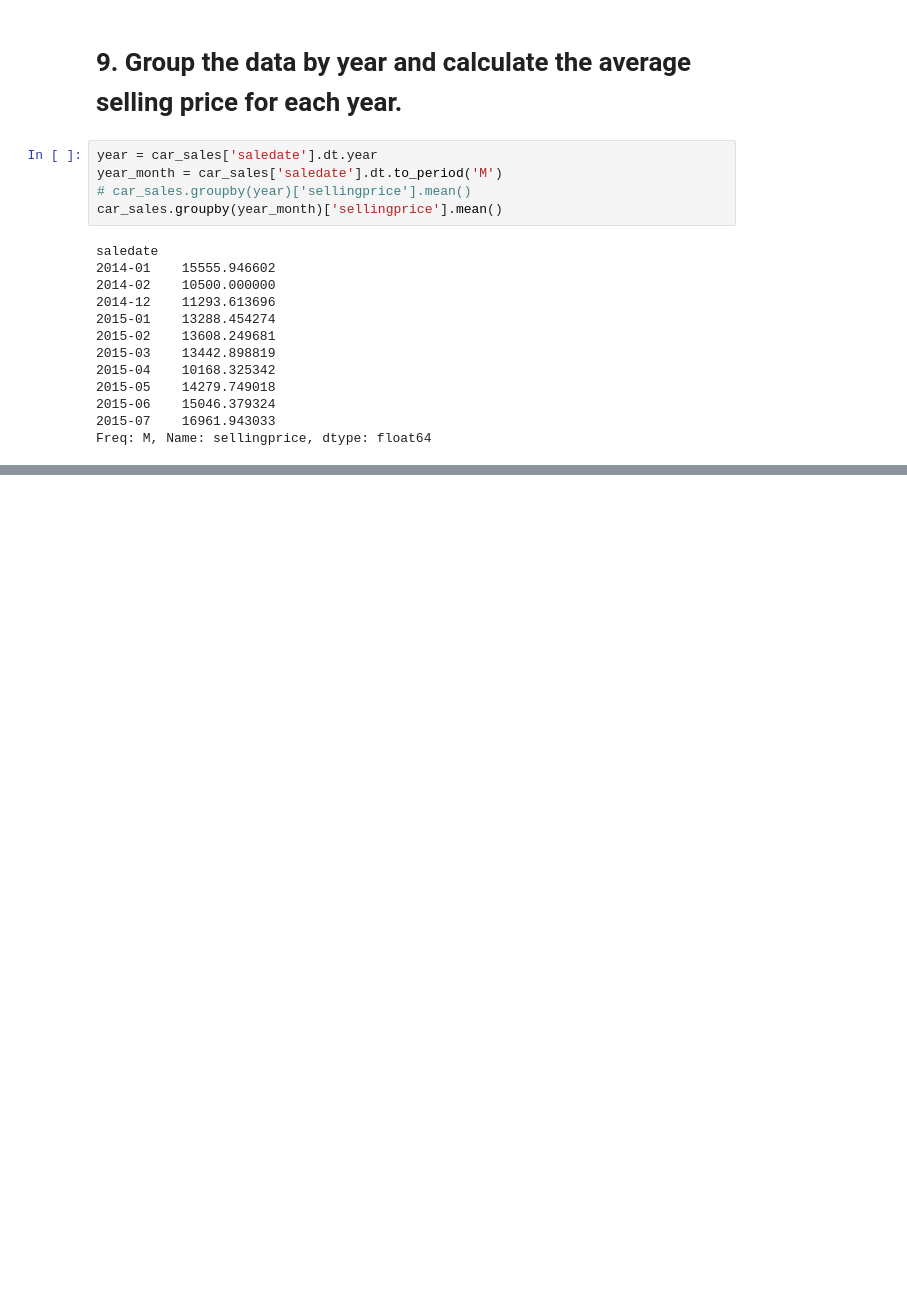
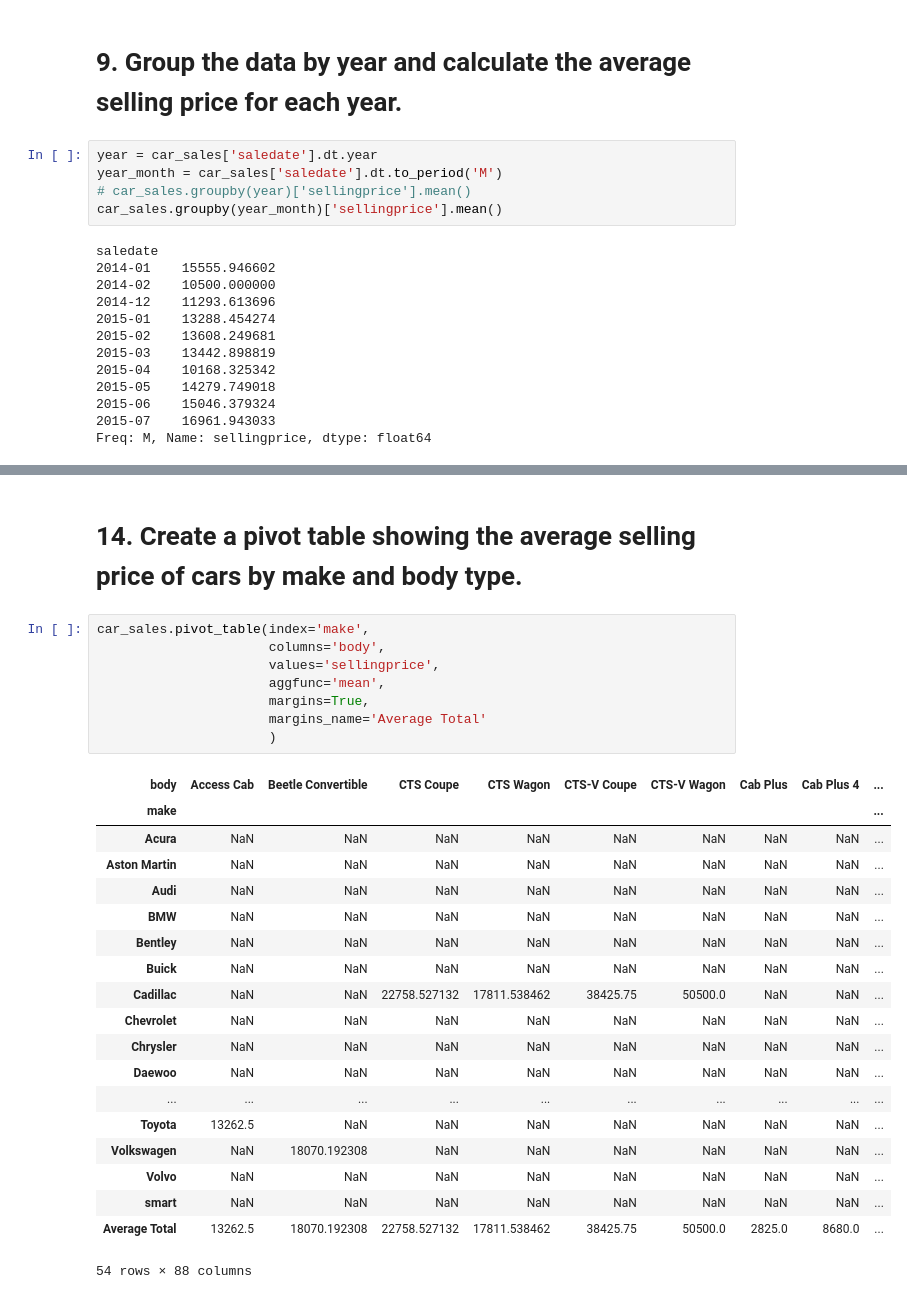
Before and after one commit to ZygimantasB/pandas_training, a Jupyter notebook: car/vehicle_sales.ipynb, the cells around one changed output, grey strips where cells are left out. Cells and saved outputs as stored; diff of their text form; blank space fills up the shorter version.

```diff
--- a/car/vehicle_sales.ipynb
+++ b/car/vehicle_sales.ipynb
@@ -610,0 +671,30 @@ Freq: M, Name: sellingprice, dtype: float64
+# %% [markdown]
+# 14. Create a pivot table showing the average selling price of cars by make and body type.
+# %%
+car_sales.pivot_table(index='make',
+                      columns='body',
+                      values='sellingprice',
+                      aggfunc='mean',
+                      margins=True,
+                      margins_name='Average Total'
+                      )
+# %% [output]
+| body | Access Cab | Beetle Convertible | CTS Coupe | CTS Wagon | CTS-V Coupe | CTS-V Wagon | Cab Plus | Cab Plus 4 | ... |
+| make |  |  |  |  |  |  |  |  | ... |
+| Acura | NaN | NaN | NaN | NaN | NaN | NaN | NaN | NaN | ... |
+| Aston Martin | NaN | NaN | NaN | NaN | NaN | NaN | NaN | NaN | ... |
+| Audi | NaN | NaN | NaN | NaN | NaN | NaN | NaN | NaN | ... |
+| BMW | NaN | NaN | NaN | NaN | NaN | NaN | NaN | NaN | ... |
+| Bentley | NaN | NaN | NaN | NaN | NaN | NaN | NaN | NaN | ... |
+| Buick | NaN | NaN | NaN | NaN | NaN | NaN | NaN | NaN | ... |
+| Cadillac | NaN | NaN | 22758.527132 | 17811.538462 | 38425.75 | 50500.0 | NaN | NaN | ... |
+| Chevrolet | NaN | NaN | NaN | NaN | NaN | NaN | NaN | NaN | ... |
+| Chrysler | NaN | NaN | NaN | NaN | NaN | NaN | NaN | NaN | ... |
+| Daewoo | NaN | NaN | NaN | NaN | NaN | NaN | NaN | NaN | ... |
+| ... | ... | ... | ... | ... | ... | ... | ... | ... | ... |
+| Toyota | 13262.5 | NaN | NaN | NaN | NaN | NaN | NaN | NaN | ... |
+| Volkswagen | NaN | 18070.192308 | NaN | NaN | NaN | NaN | NaN | NaN | ... |
+| Volvo | NaN | NaN | NaN | NaN | NaN | NaN | NaN | NaN | ... |
+| smart | NaN | NaN | NaN | NaN | NaN | NaN | NaN | NaN | ... |
+| Average Total | 13262.5 | 18070.192308 | 22758.527132 | 17811.538462 | 38425.75 | 50500.0 | 2825.0 | 8680.0 | ... |
+54 rows × 88 columns
```
Also changed, not shown: parts of 25 cells of this notebook.
